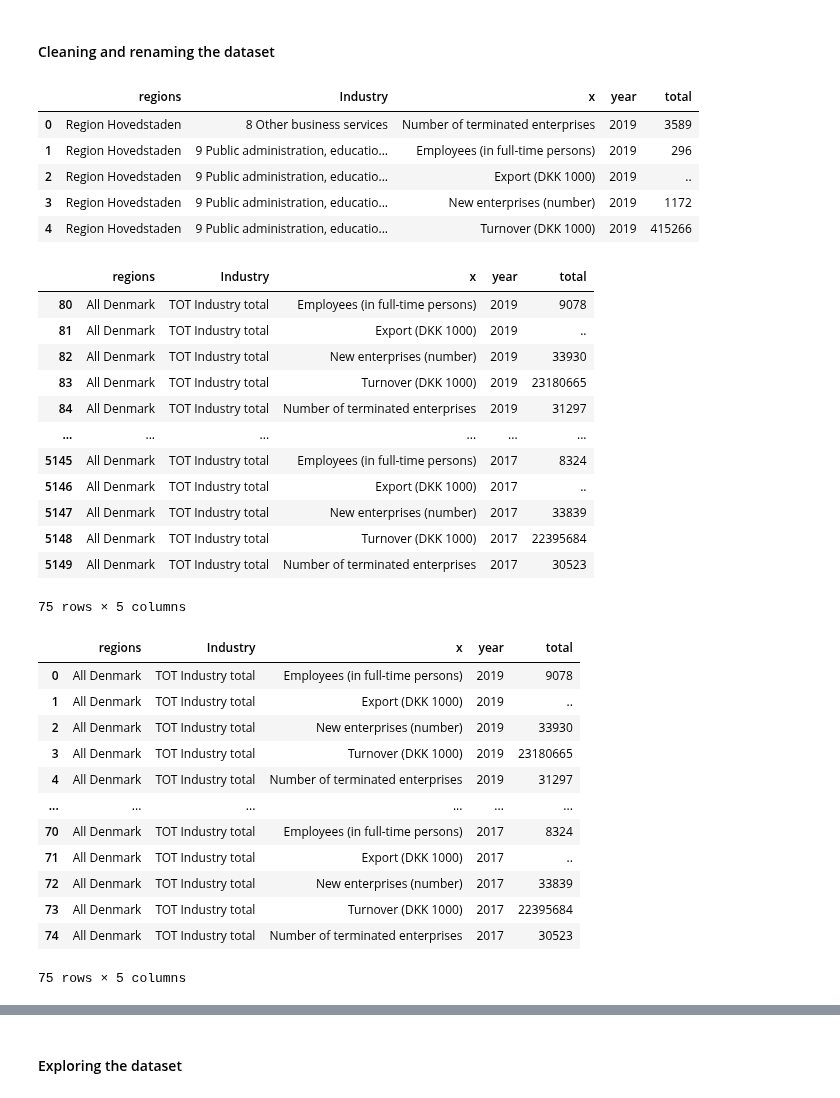
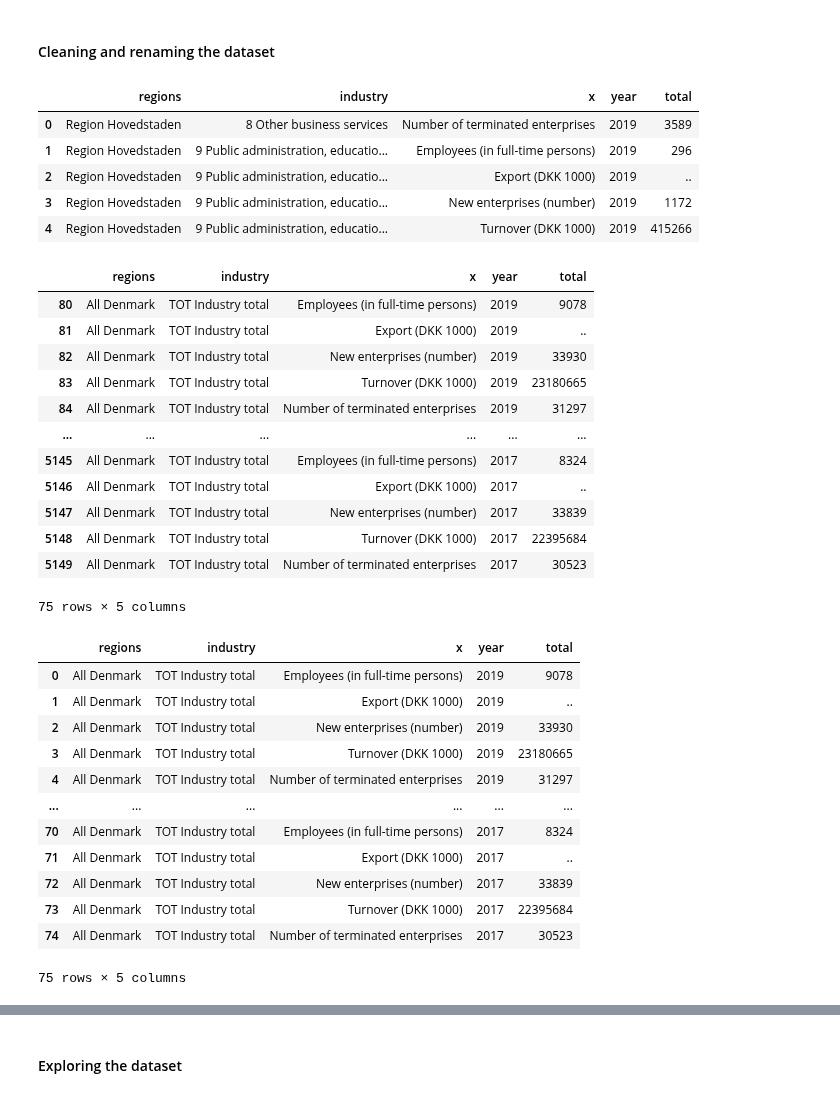
Before and after one commit to NumEconCopenhagen/projects-2024-emil-og-simon, a Jupyter notebook: dataproject/dataproject.ipynb, the cells around one changed output, grey strips where cells are left out. Saved outputs shown, nothing was run; the diff lists cells and outputs as text; code cells hidden in the pictures.

```diff
--- a/dataproject/dataproject.ipynb
+++ b/dataproject/dataproject.ipynb
@@ -460,10 +465,10 @@ demo4_all.head(5)
 #### Cleaning and renaming the dataset
 # %%
 # renaming the collums
-demo4_all.rename(columns = {'REGION':'regions','BRANCHEDB0710':'Industry', 'MÆNGDE4': 'x', 'TID':'year', 'INDHOLD':'total'}, inplace=True)
+demo4_all.rename(columns = {'REGION':'regions','BRANCHEDB0710':'industry', 'MÆNGDE4': 'x', 'TID':'year', 'INDHOLD':'total'}, inplace=True)
 demo4_all.head()
 # %% [output]
-|  | regions | Industry | x | year | total |
+|  | regions | industry | x | year | total |
 | 0 | Region Hovedstaden | 8 Other business services | Number of terminated enterprises | 2019 | 3589 |
 | 1 | Region Hovedstaden | 9 Public administration, educatio... | Employees (in full-time persons) | 2019 | 296 |
 | 2 | Region Hovedstaden | 9 Public administration, educatio... | Export (DKK 1000) | 2019 | .. |
@@ -471,10 +476,11 @@ demo4_all.head()
 | 4 | Region Hovedstaden | 9 Public administration, educatio... | Turnover (DKK 1000) | 2019 | 415266 |
 # %%
 # selecting the parameters we wnat to exmine
-I = demo4_all.regions.str.contains('All Denmark') & demo4_all.Industry.str.contains('TOT Industry total')
-demo4_all.loc[I, :]
+I = demo4_all.regions.str.contains('All Denmark') & demo4_all.industry.str.contains('TOT Industry total')
+demo4_reduce = demo4_all.loc[I, :]
+demo4_reduce
 # %% [output]
-|  | regions | Industry | x | year | total |
+|  | regions | industry | x | year | total |
 | 80 | All Denmark | TOT Industry total | Employees (in full-time persons) | 2019 | 9078 |
 | 81 | All Denmark | TOT Industry total | Export (DKK 1000) | 2019 | .. |
 | 82 | All Denmark | TOT Industry total | New enterprises (number) | 2019 | 33930 |
@@ -489,12 +495,11 @@ demo4_all.loc[I, :]
 75 rows × 5 columns
 # %%
 # resetting the index
-demo4_reduce = demo4_all.loc[I == True] # drop everything else
 demo4_reduce.reset_index(inplace = True, drop = True) # Drop old index too. If the drop is not used, python will create another dataset with the old index.
 demo4_reduce.iloc[0:81,:]
 demo4_reduce
 # %% [output]
-|  | regions | Industry | x | year | total |
+|  | regions | industry | x | year | total |
 | 0 | All Denmark | TOT Industry total | Employees (in full-time persons) | 2019 | 9078 |
 | 1 | All Denmark | TOT Industry total | Export (DKK 1000) | 2019 | .. |
 | 2 | All Denmark | TOT Industry total | New enterprises (number) | 2019 | 33930 |
```
Also changed, not shown: parts of 15 cells of this notebook.
